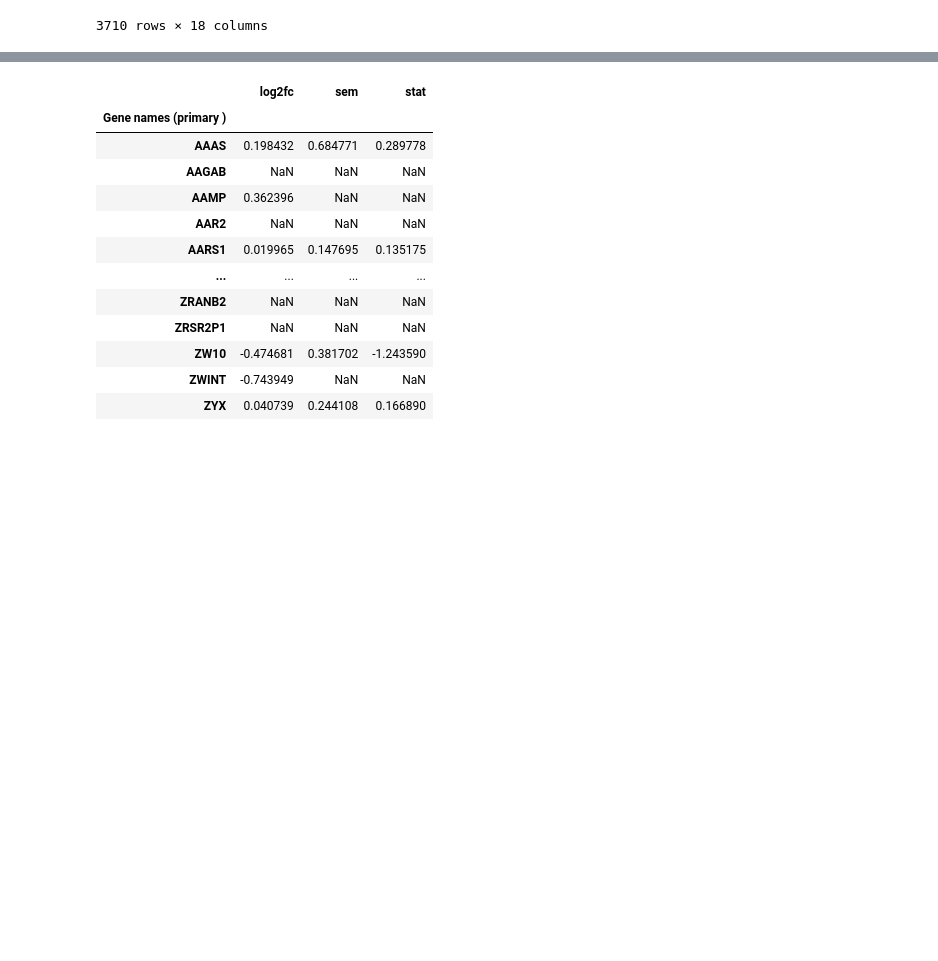
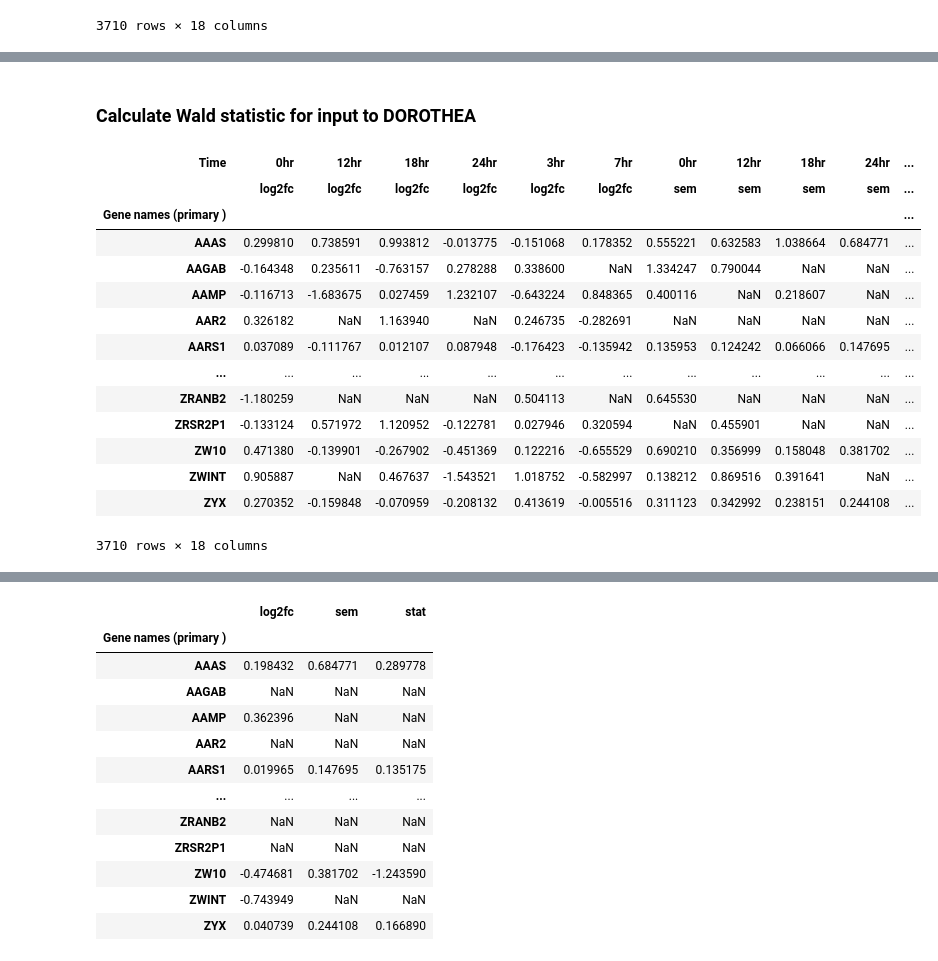
Before and after one commit to COVID-19-Causal-Reasoning/InfluenzaSBMLdemo, a Jupyter notebook: ICL103_to_CARNIVAL.ipynb, the cells around one changed output, grey strips where cells are left out. Drawn from its saved outputs; the diff is of its cells as text; code cells hidden in the pictures; blank space fills up the shorter version.

```diff
--- a/ICL103_to_CARNIVAL.ipynb
+++ b/ICL103_to_CARNIVAL.ipynb
@@ -991,0 +992,5 @@ swapped_log2fc_prot
+# %%
+log2fc_prot = (mean_sem_prot.unstack('Strain')['Intensity','mean','NS1']
+ .subtract(mean_sem_prot.unstack('Strain')['Intensity','mean','Mock'])
+ .to_frame('log2fc'))
+log2fc_prot
@@ -991,0 +1016,4 @@ swapped_log2fc_prot
+# %%
+log2fc_prot['sem'] = np.sqrt( np.square(mean_sem_prot.unstack('Strain')['Intensity','sem','VN1203'])+
+                              np.square(mean_sem_prot.unstack('Strain')['Intensity','sem','Mock'] ))
+log2fc_prot
@@ -991,0 +1035,22 @@ swapped_log2fc_prot
+# %% [markdown]
+### Calculate Wald statistic for input to DOROTHEA
+# %%
+log2fc_prot['stat'] = log2fc_prot['log2fc'].divide(log2fc_prot['sem'])
+swapped_log2fc_prot = log2fc_prot.unstack(0).swaplevel(i=0,j=1,axis=1)
+swapped_log2fc_prot
+# %% [output]
+| Time | 0hr | 12hr | 18hr | 24hr | 3hr | 7hr | 0hr | 12hr | 18hr | 24hr | ... |
+|  | log2fc | log2fc | log2fc | log2fc | log2fc | log2fc | sem | sem | sem | sem | ... |
+| Gene names (primary ) |  |  |  |  |  |  |  |  |  |  | ... |
+| AAAS | 0.299810 | 0.738591 | 0.993812 | -0.013775 | -0.151068 | 0.178352 | 0.555221 | 0.632583 | 1.038664 | 0.684771 | ... |
+| AAGAB | -0.164348 | 0.235611 | -0.763157 | 0.278288 | 0.338600 | NaN | 1.334247 | 0.790044 | NaN | NaN | ... |
+| AAMP | -0.116713 | -1.683675 | 0.027459 | 1.232107 | -0.643224 | 0.848365 | 0.400116 | NaN | 0.218607 | NaN | ... |
+| AAR2 | 0.326182 | NaN | 1.163940 | NaN | 0.246735 | -0.282691 | NaN | NaN | NaN | NaN | ... |
+| AARS1 | 0.037089 | -0.111767 | 0.012107 | 0.087948 | -0.176423 | -0.135942 | 0.135953 | 0.124242 | 0.066066 | 0.147695 | ... |
+| ... | ... | ... | ... | ... | ... | ... | ... | ... | ... | ... | ... |
+| ZRANB2 | -1.180259 | NaN | NaN | NaN | 0.504113 | NaN | 0.645530 | NaN | NaN | NaN | ... |
+| ZRSR2P1 | -0.133124 | 0.571972 | 1.120952 | -0.122781 | 0.027946 | 0.320594 | NaN | 0.455901 | NaN | NaN | ... |
+| ZW10 | 0.471380 | -0.139901 | -0.267902 | -0.451369 | 0.122216 | -0.655529 | 0.690210 | 0.356999 | 0.158048 | 0.381702 | ... |
+| ZWINT | 0.905887 | NaN | 0.467637 | -1.543521 | 1.018752 | -0.582997 | 0.138212 | 0.869516 | 0.391641 | NaN | ... |
+| ZYX | 0.270352 | -0.159848 | -0.070959 | -0.208132 | 0.413619 | -0.005516 | 0.311123 | 0.342992 | 0.238151 | 0.244108 | ... |
+3710 rows × 18 columns
```
Also changed, not shown: parts of 39 cells of this notebook, 7 other files.
